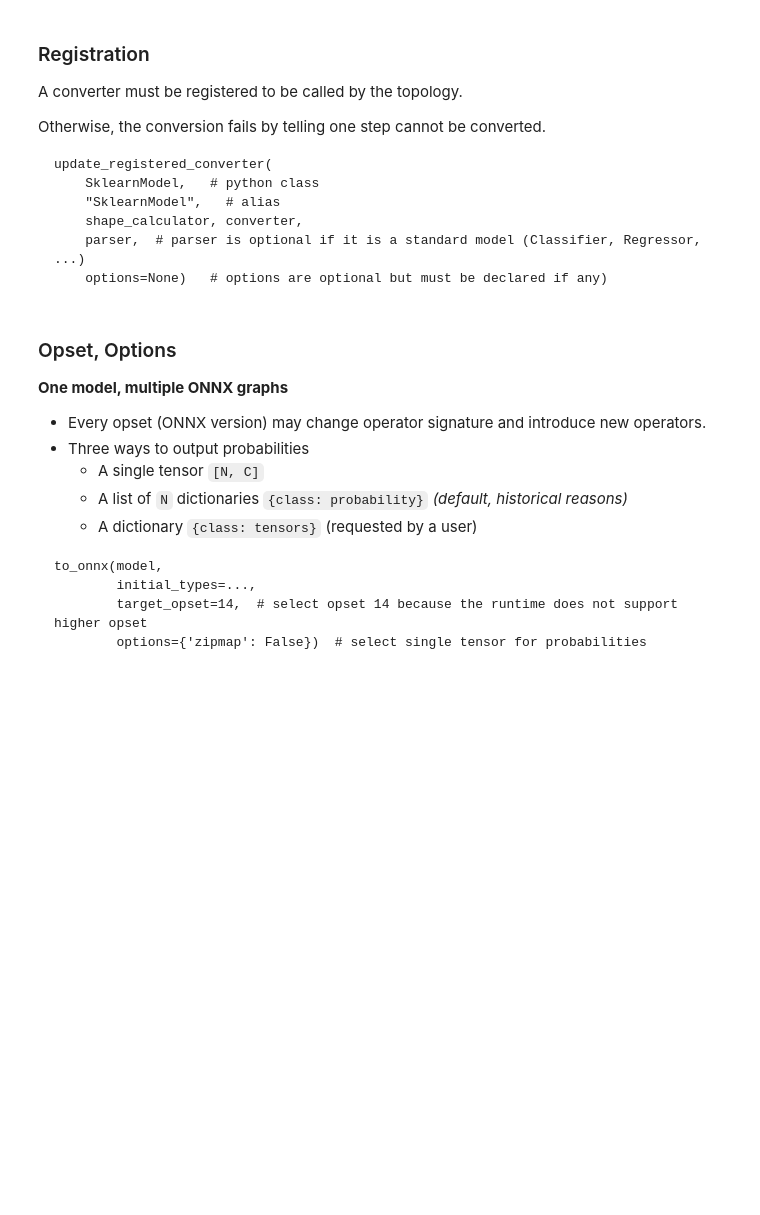
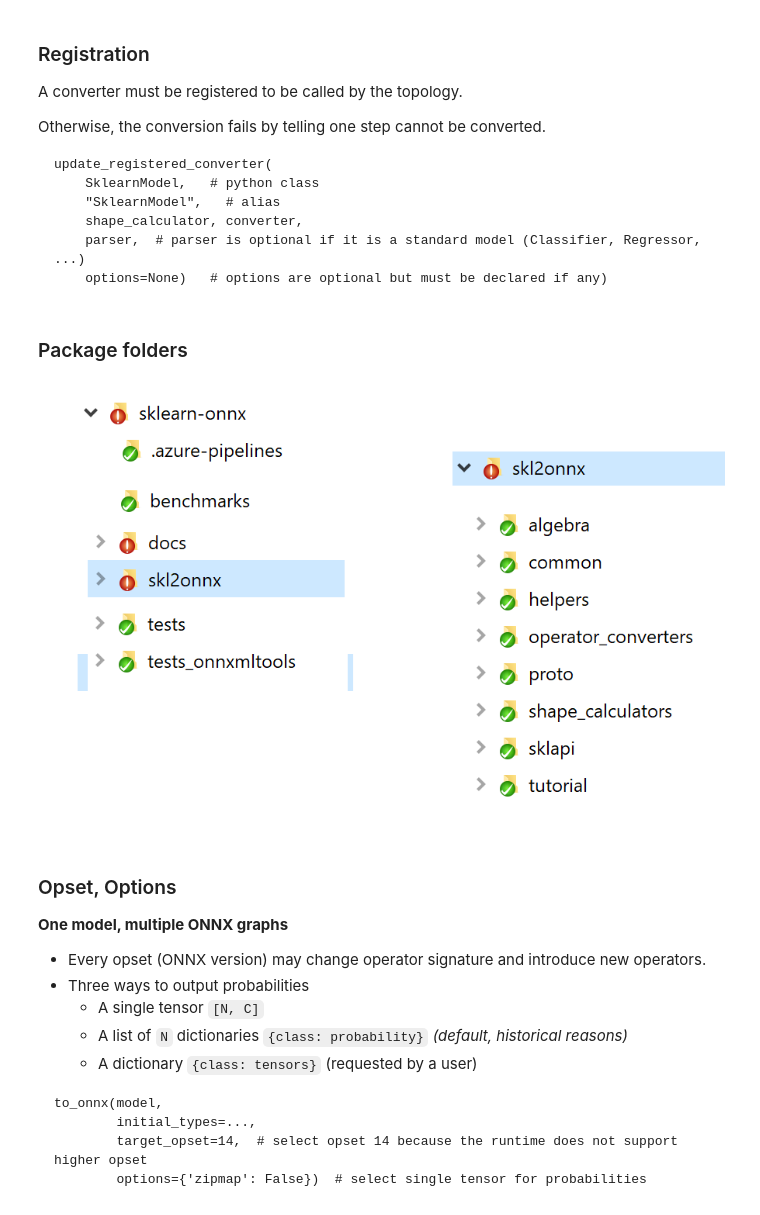
Before and after one commit to onnx/sklearn-onnx, a Jupyter notebook: docs/notebooks/introduction.ipynb, the cells around one changed output. Drawn from its saved outputs; the diff is of its cells as text; code cells hidden in the pictures; blank space fills up the shorter version.

````diff
--- a/docs/notebooks/introduction.ipynb
+++ b/docs/notebooks/introduction.ipynb
@@ -235,6 +284,12 @@ update_registered_converter(
     parser,  # parser is optional if it is a standard model (Classifier, Regressor, ...)
     options=None)   # options are optional but must be declared if any)
 ```
+# %% [markdown]
+### Package folders
+# %%
+Image('images/folders2.png', width=700)
+# %% [output]
+[figure, added]
 # %% [markdown]
 ### Opset, Options
 
````
Also changed, not shown: parts of 37 cells of this notebook, 8 other files.
